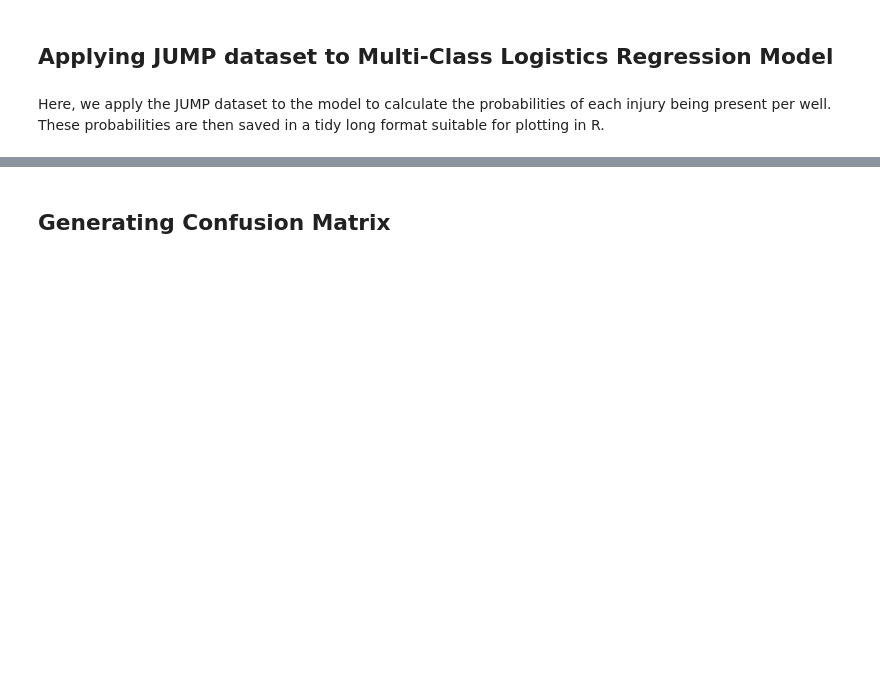
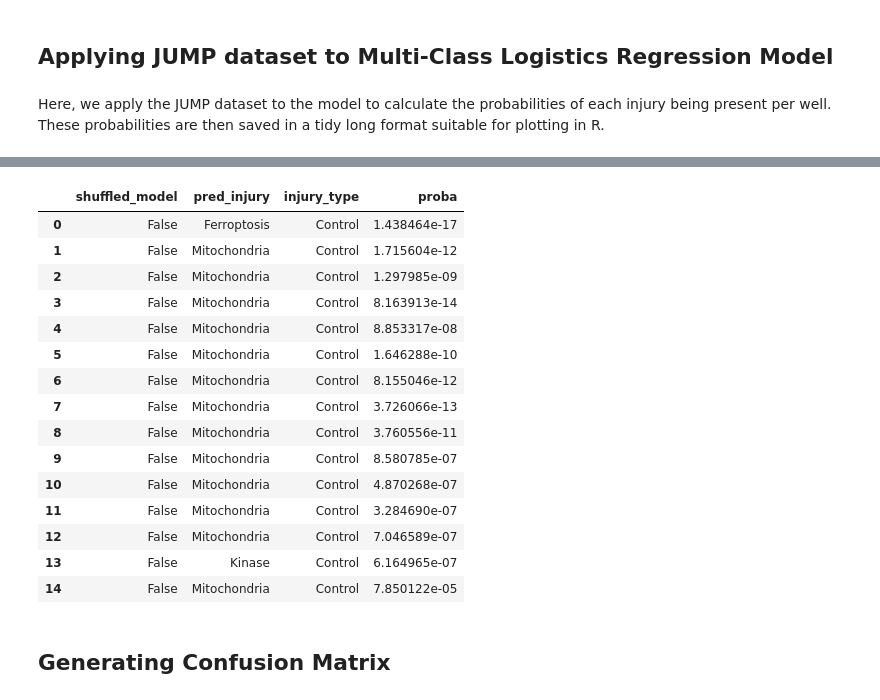
Before and after one commit to axiomcura/predicting-cell-injury-compounds, a Jupyter notebook: notebooks/3.jump-analysis/3.jump_analysis.ipynb, the cells around one changed output, grey strips where cells are left out. Drawn from its saved outputs; the diff is of its cells as text; code cells hidden in the pictures; blank space fills up the shorter version.

```diff
--- a/notebooks/3.jump-analysis/3.jump_analysis.ipynb
+++ b/notebooks/3.jump-analysis/3.jump_analysis.ipynb
@@ -407,3 +354,22 @@ tidy long format probability shape (584940, 5)
+# %%
+all_probas_df_tl.iloc[:15]
+# %% [output]
+|  | shuffled_model | pred_injury | injury_type | proba |
+| 0 | False | Ferroptosis | Control | 1.438464e-17 |
+| 1 | False | Mitochondria | Control | 1.715604e-12 |
+| 2 | False | Mitochondria | Control | 1.297985e-09 |
+| 3 | False | Mitochondria | Control | 8.163913e-14 |
+| 4 | False | Mitochondria | Control | 8.853317e-08 |
+| 5 | False | Mitochondria | Control | 1.646288e-10 |
+| 6 | False | Mitochondria | Control | 8.155046e-12 |
+| 7 | False | Mitochondria | Control | 3.726066e-13 |
+| 8 | False | Mitochondria | Control | 3.760556e-11 |
+| 9 | False | Mitochondria | Control | 8.580785e-07 |
+| 10 | False | Mitochondria | Control | 4.870268e-07 |
+| 11 | False | Mitochondria | Control | 3.284690e-07 |
+| 12 | False | Mitochondria | Control | 7.046589e-07 |
+| 13 | False | Kinase | Control | 6.164965e-07 |
+| 14 | False | Mitochondria | Control | 7.850122e-05 |
 # %% [markdown]
 ## Generating Confusion Matrix
 # %%
```
Also changed, not shown: parts of 7 cells of this notebook, 56 other files.
